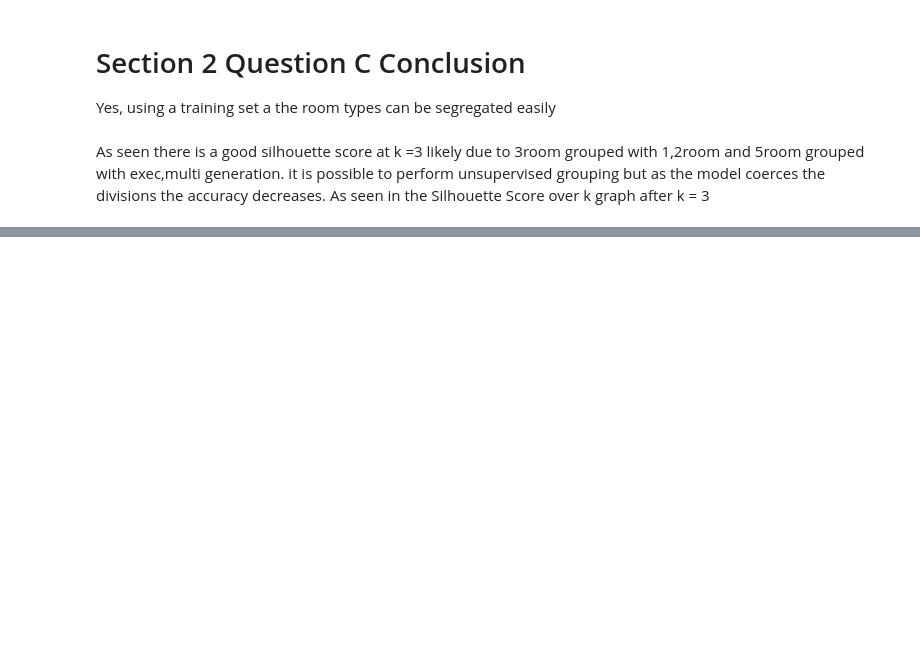
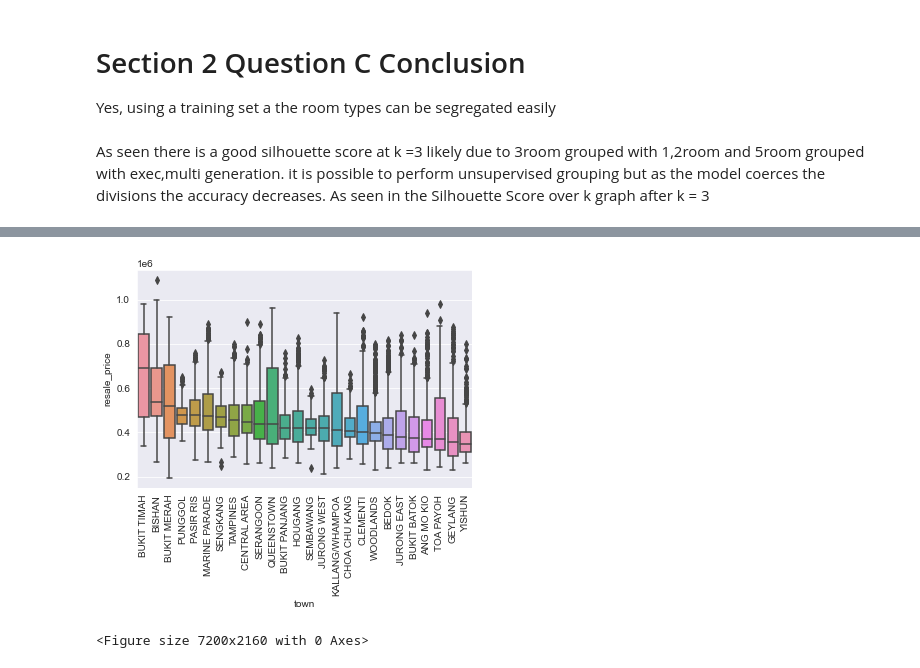
Before and after one commit to changjulian17/resale_HDB, a Jupyter notebook: HDB_model.ipynb, the cells around one changed output, grey strips where cells are left out. Saved outputs shown, nothing was run; the diff lists cells and outputs as text; code cells hidden in the pictures; blank space fills up the shorter version.

```diff
--- a/HDB_model.ipynb
+++ b/HDB_model.ipynb
@@ -964,0 +905,10 @@ As seen there is a good silhouette score at k =3 likely due to 3room grouped wit
+# %%
+sort_list = sorted(df_2014.groupby('town')['resale_price'].median().items(), key= lambda x:x[1], reverse = True)
+order_list = [x[0] for x in sort_list ]
+sns.boxplot(data = df_2014, x = 'town', y='resale_price', order=order_list)
+plt.xticks(rotation='vertical')
+plt.figure(figsize=(100, 30))
+plt.show();
+# %% [output]
+[figure, added]
+<Figure size 7200x2160 with 0 Axes>
```
Also changed, not shown: parts of 30 cells of this notebook, 1 other file.
